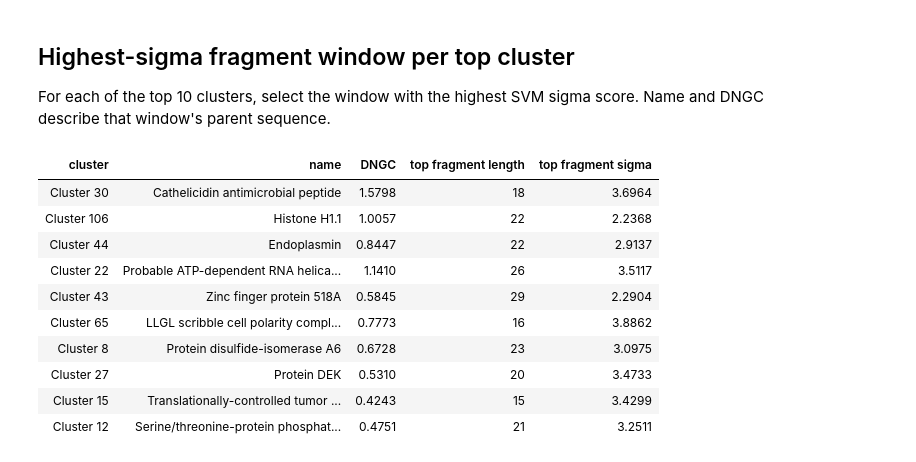
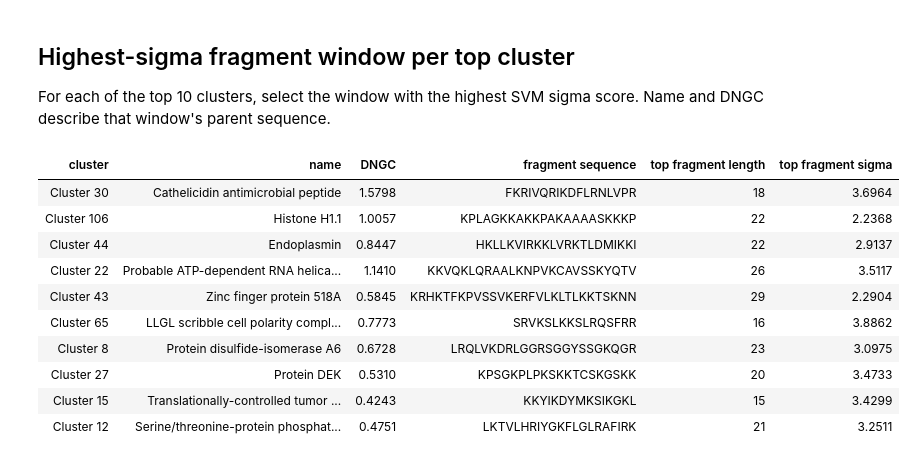
Before and after one commit to KYinXu/Peptide-Anti-microbial-Properties-Prediction, a Jupyter notebook: notebooks/skin_clusters/fragment_windows.ipynb, the cells around one changed output. Saved outputs shown, nothing was run; the diff lists cells and outputs as text; code cells hidden in the pictures.

```diff
--- a/notebooks/skin_clusters/fragment_windows.ipynb
+++ b/notebooks/skin_clusters/fragment_windows.ipynb
@@ -261,67 +478,46 @@ cluster_window_predictions["window_length"] = (
     cluster_window_predictions["window_end_0based_exclusive"]
     - cluster_window_predictions["window_start_0based"]
 )
 
 cluster_order = {cluster: rank for rank, cluster in enumerate(TOP_CLUSTER_ORDER)}
 cluster_top_windows = (
     cluster_window_predictions.sort_values("sigma", ascending=False, kind="mergesort")
     .drop_duplicates("cluster")
     .assign(_cluster_order=lambda frame: frame["cluster"].map(cluster_order))
     .sort_values("_cluster_order", kind="mergesort")
 )
 if set(cluster_top_windows["cluster"]) != set(TOP_CLUSTER_ORDER):
     raise ValueError("Window results do not contain the expected top 10 clusters.")
 
 cluster_window_table = cluster_top_windows[
-    ["cluster", "parent_name", "DNGC", "window_length", "sigma"]
+    ["cluster", "parent_name", "DNGC", "window_sequence", "window_length", "sigma"]
 ].rename(
     columns={
         "parent_name": "name",
+        "window_sequence": "fragment sequence",
         "window_length": "top fragment length",
         "sigma": "top fragment sigma",
     }
 )
 cluster_window_table["cluster"] = cluster_window_table["cluster"].map(
     lambda value: f"Cluster {int(value)}"
 )
 cluster_window_table = cluster_window_table.reset_index(drop=True)
 
-cluster_table_style = (
-    cluster_window_table.style.hide(axis="index")
-    .format({"DNGC": "{:.4f}", "top fragment sigma": "{:.4f}"})
-    .set_properties(
-        **{
-            "font-family": "monospace",
-            "border": "1px solid #A6A6A6",
-            "padding": "8px",
-        }
-    )
-    .set_table_styles(
-        [
-            {
-                "selector": "th",
-                "props": [
-                    ("background-color", "#D9D9D9"),
-                    ("font-family", "monospace"),
-                    ("font-weight", "bold"),
-                    ("border", "1px solid #A6A6A6"),
-                    ("padding", "8px"),
-                ],
-            },
-            {"selector": "table", "props": [("border-collapse", "collapse")]},
-        ]
+display(
+    cluster_window_table.style.hide(axis="index").format(
+        {"DNGC": "{:.4f}", "top fragment sigma": "{:.4f}"}
     )
 )
-display(cluster_table_style)
 # %% [output]
-| cluster | name | DNGC | top fragment length | top fragment sigma |
-| Cluster 30 | Cathelicidin antimicrobial peptide | 1.5798 | 18 | 3.6964 |
-| Cluster 106 | Histone H1.1 | 1.0057 | 22 | 2.2368 |
-| Cluster 44 | Endoplasmin | 0.8447 | 22 | 2.9137 |
-| Cluster 22 | Probable ATP-dependent RNA helica... | 1.1410 | 26 | 3.5117 |
-| Cluster 43 | Zinc finger protein 518A | 0.5845 | 29 | 2.2904 |
-| Cluster 65 | LLGL scribble cell polarity compl... | 0.7773 | 16 | 3.8862 |
-| Cluster 8 | Protein disulfide-isomerase A6 | 0.6728 | 23 | 3.0975 |
-| Cluster 27 | Protein DEK | 0.5310 | 20 | 3.4733 |
-| Cluster 15 | Translationally-controlled tumor ... | 0.4243 | 15 | 3.4299 |
-| Cluster 12 | Serine/threonine-protein phosphat... | 0.4751 | 21 | 3.2511 |
+| cluster | name | DNGC | fragment sequence | top fragment length | top fragment sigma |
+| Cluster 30 | Cathelicidin antimicrobial peptide | 1.5798 | FKRIVQRIKDFLRNLVPR | 18 | 3.6964 |
+| Cluster 106 | Histone H1.1 | 1.0057 | KPLAGKKAKKPAKAAAASKKKP | 22 | 2.2368 |
+| Cluster 44 | Endoplasmin | 0.8447 | HKLLKVIRKKLVRKTLDMIKKI | 22 | 2.9137 |
+| Cluster 22 | Probable ATP-dependent RNA helica... | 1.1410 | KKVQKLQRAALKNPVKCAVSSKYQTV | 26 | 3.5117 |
+| Cluster 43 | Zinc finger protein 518A | 0.5845 | KRHKTFKPVSSVKERFVLKLTLKKTSKNN | 29 | 2.2904 |
+| Cluster 65 | LLGL scribble cell polarity compl... | 0.7773 | SRVKSLKKSLRQSFRR | 16 | 3.8862 |
+| Cluster 8 | Protein disulfide-isomerase A6 | 0.6728 | LRQLVKDRLGGRSGGYSSGKQGR | 23 | 3.0975 |
+| Cluster 27 | Protein DEK | 0.5310 | KPSGKPLPKSKKTCSKGSKK | 20 | 3.4733 |
+| Cluster 15 | Translationally-controlled tumor ... | 0.4243 | KKYIKDYMKSIKGKL | 15 | 3.4299 |
+| Cluster 12 | Serine/threonine-protein phosphat... | 0.4751 | LKTVLHRIYGKFLGLRAFIRK | 21 | 3.2511 |
```
Also changed, not shown: parts of 8 cells of this notebook, 2 other files.
